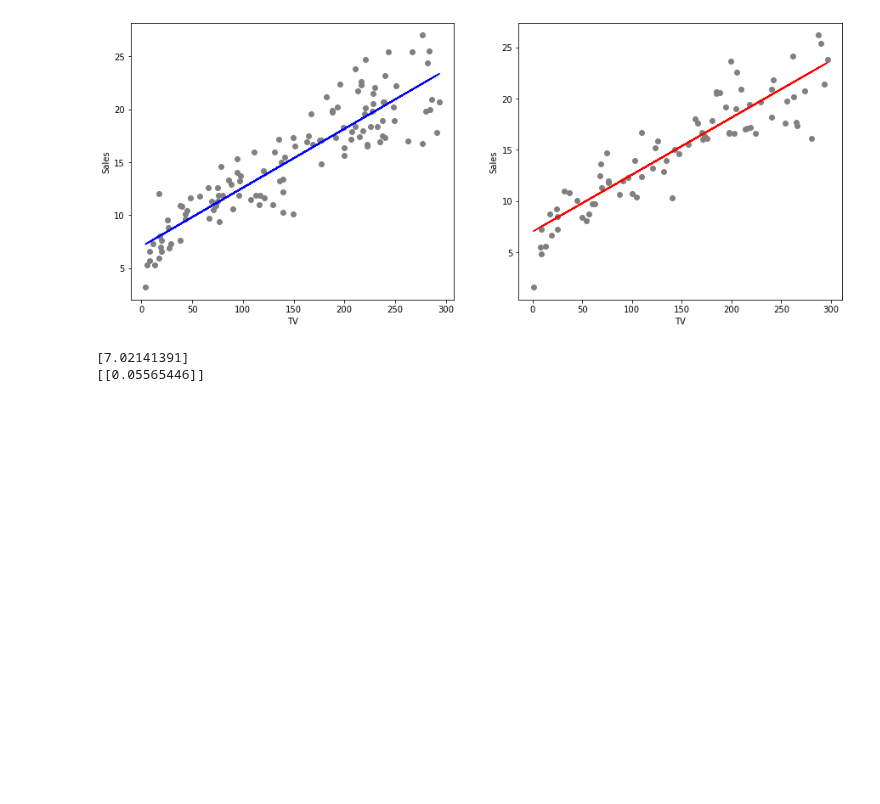
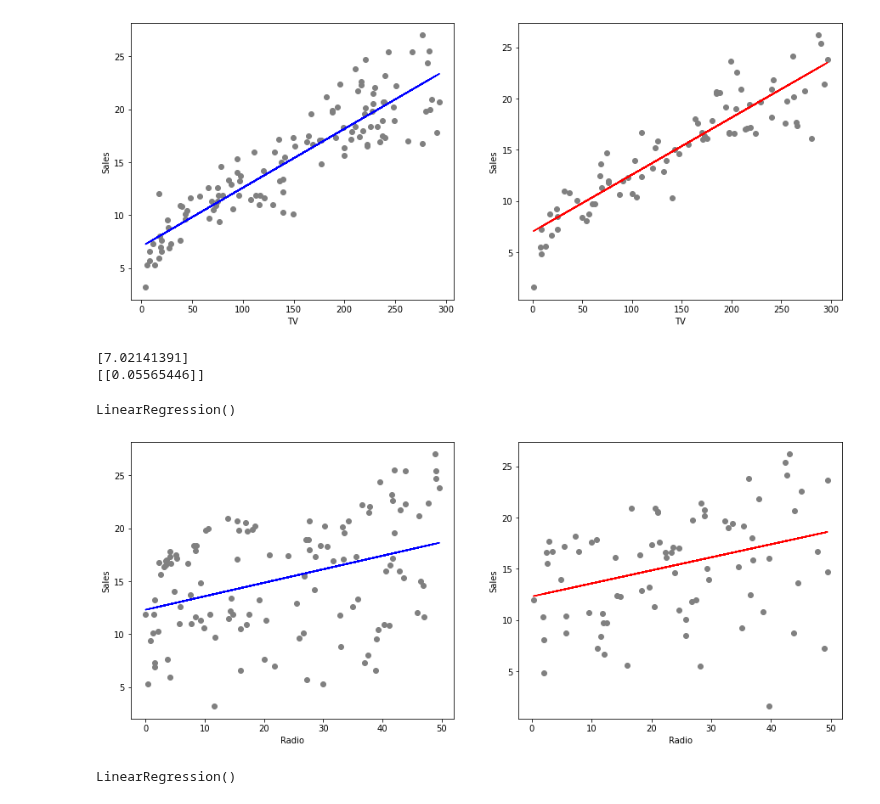
Before and after one commit to Eswar09/simple_linear_regression, a Jupyter notebook: simple_linear_regression.ipynb, the cells around one changed output. Cells and saved outputs as stored; diff of their text form; code cells hidden in the pictures; blank space fills up the shorter version.

Commit message:
adding other sales graph

```diff
--- a/simple_linear_regression.ipynb
+++ b/simple_linear_regression.ipynb
@@ -123,3 +123,36 @@ print(Model.coef_)
 # %% [output]
 [7.02141391]
 [[0.05565446]]
+# %%
+X=df['Radio'].values.reshape(-1,1)
+Y=df['Sales'].values.reshape(-1,1)
+# %%
+#spliting data into train and test datasets
+X_train, X_test, y_train, y_test=train_test_split(X,Y,test_size=0.4,random_state=0)
+# %%
+#fitting linear regression
+Model=LinearRegression()
+Model.fit(X_train,y_train)
+# %% [output]
+LinearRegression()
+# %%
+train_fit=Model.predict(X_train)
+test_pred=Model.predict(X_test)
+# %%
+plt.figure(figsize=(15,6))
+
+plt.subplot(1,2,1)
+plt.scatter(X_train,y_train,color='gray')
+plt.plot(X_train,train_fit,color='blue')
+plt.xlabel('Radio')
+plt.ylabel('Sales')
+
+plt.subplot(1,2,2)
+plt.scatter(X_test,y_test,color='grey')
+plt.plot(X_test,test_pred,color='red')
+plt.xlabel('Radio')
+plt.ylabel('Sales')
+
+plt.show()
+# %% [output]
+[figure, added]
@@ -125,0 +165,6 @@ print(Model.coef_)
+# %%
+#fitting linear regression
+Model=LinearRegression()
+Model.fit(X_train,y_train)
+# %% [output]
+LinearRegression()
```
Also changed, not shown: parts of 4 cells of this notebook.
